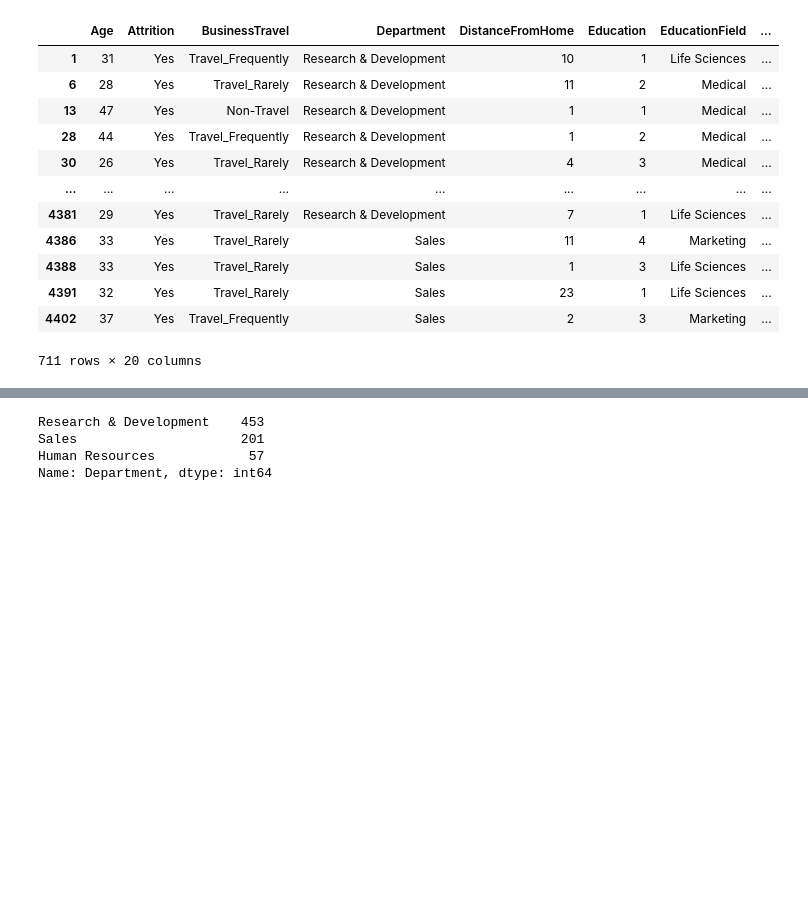
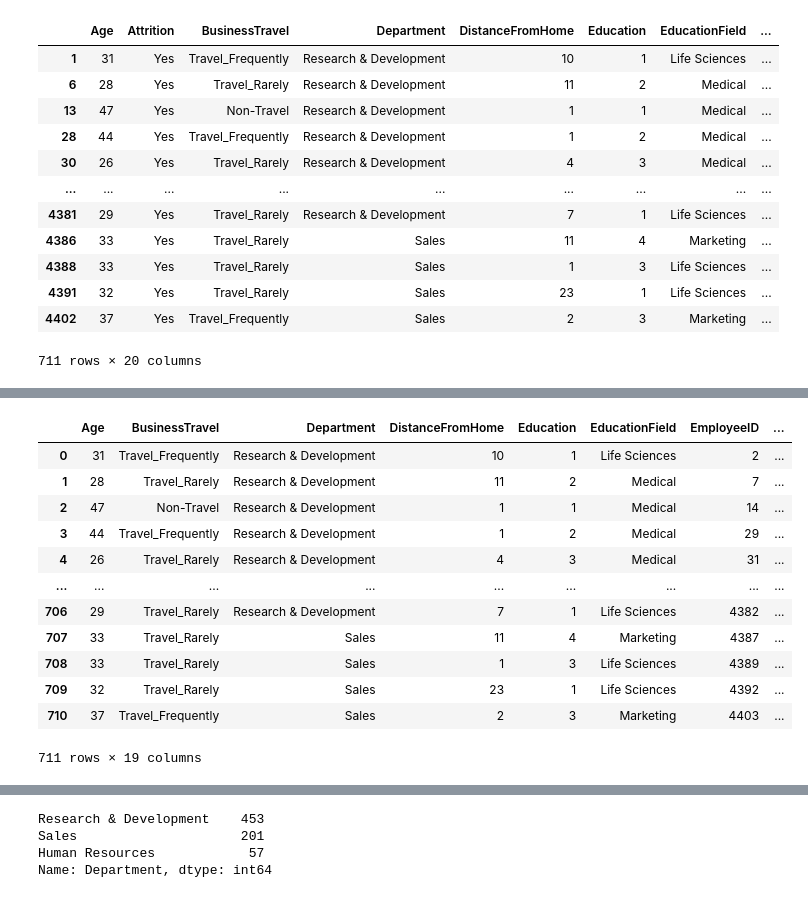
Before and after one commit to doublegui2/projet-ia, a Jupyter notebook: notebook.ipynb, the cells around one changed output, grey strips where cells are left out. Cells and saved outputs as stored; diff of their text form; code cells hidden in the pictures; blank space fills up the shorter version.

```diff
--- a/notebook.ipynb
+++ b/notebook.ipynb
@@ -152,0 +209,17 @@ test_without_no
+# %%
+temp.reset_index(drop=True, inplace=True)
+temp
+# %% [output]
+|  | Age | BusinessTravel | Department | DistanceFromHome | Education | EducationField | EmployeeID | ... |
+| 0 | 31 | Travel_Frequently | Research & Development | 10 | 1 | Life Sciences | 2 | ... |
+| 1 | 28 | Travel_Rarely | Research & Development | 11 | 2 | Medical | 7 | ... |
+| 2 | 47 | Non-Travel | Research & Development | 1 | 1 | Medical | 14 | ... |
+| 3 | 44 | Travel_Frequently | Research & Development | 1 | 2 | Medical | 29 | ... |
+| 4 | 26 | Travel_Rarely | Research & Development | 4 | 3 | Medical | 31 | ... |
+| ... | ... | ... | ... | ... | ... | ... | ... | ... |
+| 706 | 29 | Travel_Rarely | Research & Development | 7 | 1 | Life Sciences | 4382 | ... |
+| 707 | 33 | Travel_Rarely | Sales | 11 | 4 | Marketing | 4387 | ... |
+| 708 | 33 | Travel_Rarely | Sales | 1 | 3 | Life Sciences | 4389 | ... |
+| 709 | 32 | Travel_Rarely | Sales | 23 | 1 | Life Sciences | 4392 | ... |
+| 710 | 37 | Travel_Frequently | Sales | 2 | 3 | Marketing | 4403 | ... |
+711 rows × 19 columns
```
Also changed, not shown: parts of 20 cells of this notebook.
